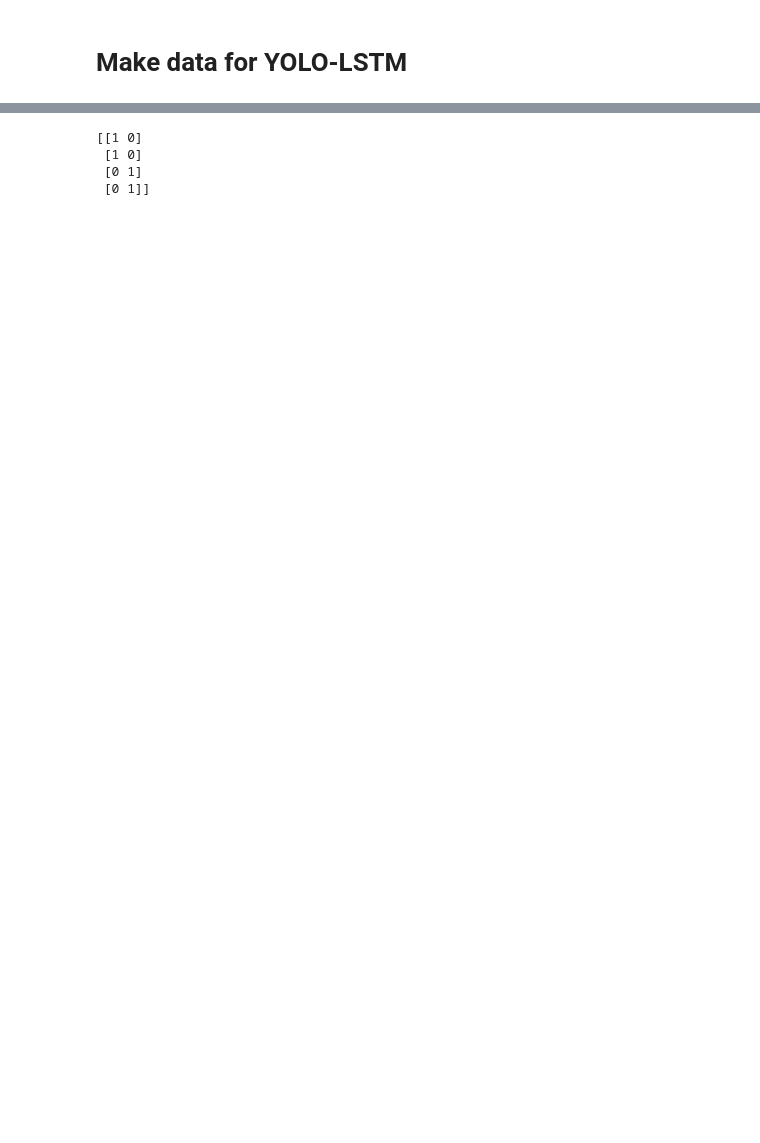
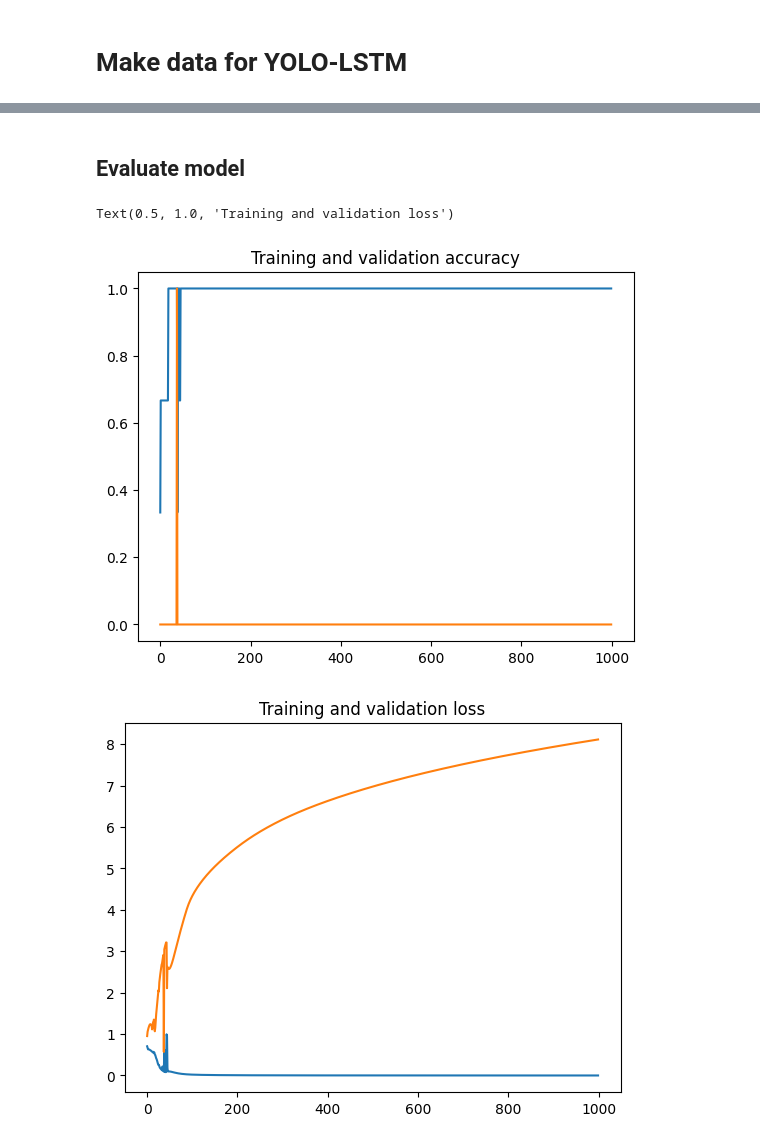
Before and after one commit to youngsiiimba/dashcam-accident-prediction, a Jupyter notebook: YOLOv3_LSTM.ipynb, the cells around one changed output, grey strips where cells are left out. Drawn from its saved outputs; the diff is of its cells as text; code cells hidden in the pictures; blank space fills up the shorter version.

```diff
--- a/YOLOv3_LSTM.ipynb
+++ b/YOLOv3_LSTM.ipynb
@@ -519,8 +534,8 @@ def coordinates_extraction(video_path):
             image /= 255.0
             # add a dimension so that we have one sample
             image = expand_dims(image, 0)
-            yolov3_model.predict(image)
-            coordinates_list.append(image)
+            predictions = yolov3_model.predict(image)
+            coordinates_list.append(predictions[0].flatten())
             count += 1
         else:
             print("Defected frame")
@@ -555,7 +570,7 @@ def create_data(input_dir, seq_len, classes):
 # %%
 # define the expected input shape for the model
 vid_height , vid_width = 416, 416
-seq_len = 100
+seq_len = 50
 classes = ["negative", "positive"]
 
 #Need to thread this or use multiprocessing to make this faster
@@ -661,7 +724,7 @@ import time
 
 t0 = time.time()
 # fit the network
-LSTM_history = LSTM_model.fit(train_data, # Training features
+LSTM_history = LSTM_model.fit(X, # Training features
           Y, # Training labels
           epochs=1000,   # We'll stop after 10 epochs
           batch_size=200, #
@@ -676,7 +754,30 @@ ValueError: ignored
-# %%
-print(Y)
-# %% [output]
-[[1 0]
- [1 0]
- [0 1]
- [0 1]]
+# %% [markdown]
+## Evaluate model
+# %%
+from matplotlib import pyplot as plt
+###Evaluate accuracy and loss of model
+###Sets for each training epoch
+acc = LSTM_history.history['acc']
+val_acc = LSTM_history.history['val_acc']
+
+loss = LSTM_history.history['loss']
+val_loss = LSTM_history.history['val_loss']
+
+###Get number of epochs
+epochs = range(len(acc))
+
+###Plot training and validation accuracy per epoch
+plt.plot(epochs, acc)
+plt.plot(epochs, val_acc)
+plt.title('Training and validation accuracy')
+
+plt.figure()
+
+###Plot training and Validation loss per epoch
+plt.plot(epochs, loss)
+plt.plot(epochs, val_loss)
+plt.title('Training and validation loss')
+# %% [output]
+Text(0.5, 1.0, 'Training and validation loss')
+[figure, added]
+[figure, added]
```
Also changed, not shown: parts of 16 cells of this notebook.
